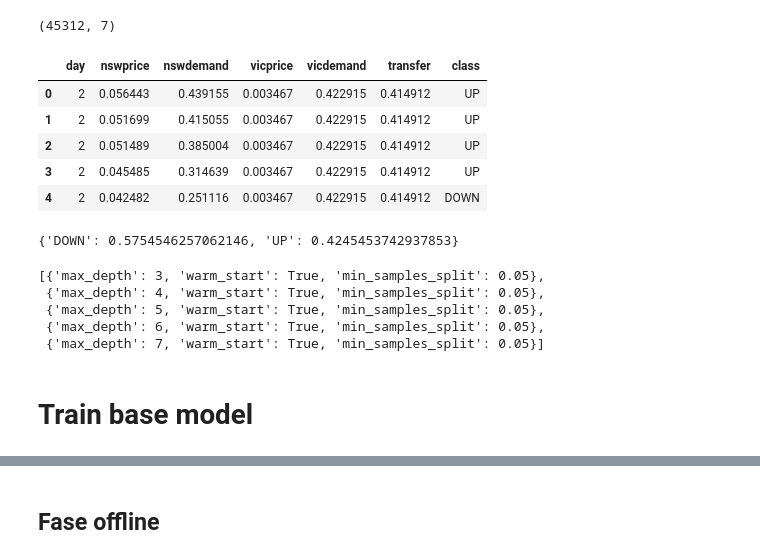
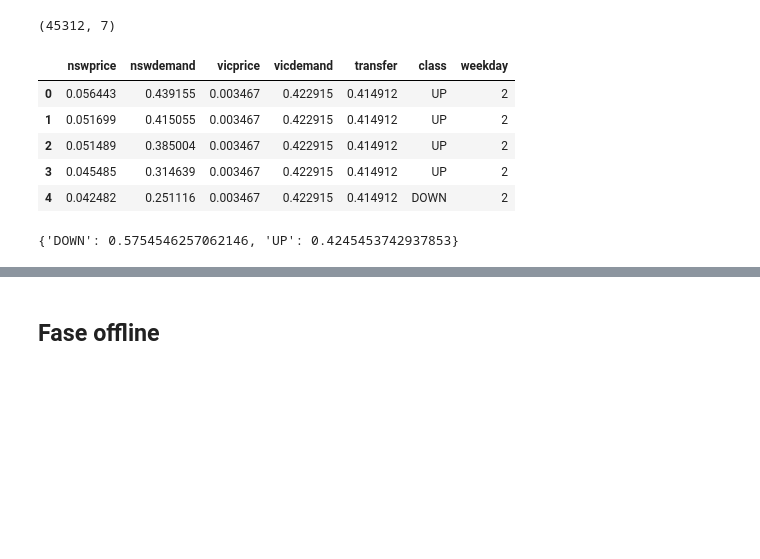
Before and after one commit to feamelo/drift-meta-learning, a Jupyter notebook: src/performance_predictor.ipynb, the cells around one changed output, grey strips where cells are left out. Drawn from its saved outputs; the diff is of its cells as text; code cells hidden in the pictures; blank space fills up the shorter version.

```diff
--- a/src/performance_predictor.ipynb
+++ b/src/performance_predictor.ipynb
@@ -15,22 +15,22 @@ from metrics import DomainClassifier, PsiCalculator, StatsMetrics, PerformanceEv
 # %%
 f = open("datasets/real/elec.arff", "r")
 data, meta = arff.loadarff(f)
 
-df = pd.DataFrame(data).drop(['date', 'period'], axis=1)
-
-df['day'] = pd.to_numeric(df['day'])
+df = pd.DataFrame(data)
+df['weekday'] = pd.to_numeric(df['day'])
 df['class'] = df['class'].str.decode("utf-8")
+df = df.drop(['date', 'period', 'day'], axis=1)
 
 print(df.shape)
 df.head()
 # %% [output]
 (45312, 7)
-|  | day | nswprice | nswdemand | vicprice | vicdemand | transfer | class |
-| 0 | 2 | 0.056443 | 0.439155 | 0.003467 | 0.422915 | 0.414912 | UP |
-| 1 | 2 | 0.051699 | 0.415055 | 0.003467 | 0.422915 | 0.414912 | UP |
-| 2 | 2 | 0.051489 | 0.385004 | 0.003467 | 0.422915 | 0.414912 | UP |
-| 3 | 2 | 0.045485 | 0.314639 | 0.003467 | 0.422915 | 0.414912 | UP |
-| 4 | 2 | 0.042482 | 0.251116 | 0.003467 | 0.422915 | 0.414912 | DOWN |
+|  | nswprice | nswdemand | vicprice | vicdemand | transfer | class | weekday |
+| 0 | 0.056443 | 0.439155 | 0.003467 | 0.422915 | 0.414912 | UP | 2 |
+| 1 | 0.051699 | 0.415055 | 0.003467 | 0.422915 | 0.414912 | UP | 2 |
+| 2 | 0.051489 | 0.385004 | 0.003467 | 0.422915 | 0.414912 | UP | 2 |
+| 3 | 0.045485 | 0.314639 | 0.003467 | 0.422915 | 0.414912 | UP | 2 |
+| 4 | 0.042482 | 0.251116 | 0.003467 | 0.422915 | 0.414912 | DOWN | 2 |
 # %%
 n = df.shape[0]
 class_weight = df['class'].value_counts().apply(lambda x: x/n).to_dict()
@@ -44,20 +44,9 @@ CLASS_COL = 'class'
 
 OFFLINE_PHASE_SIZE = 10000
 BASE_TRAIN_SIZE = 7000
-META_TRAIN_SIZE = 0.7
+META_TRAIN_SIZE = 0.5
 R_STATE = 123
 
 OMEGA = 300  # Window size with known label
 ETA = 100  # Window size with unlabeled examples
 STEP = 10
-
-HYPERPARAMETERS = []
-for depth in range(3, 8):
-    HYPERPARAMETERS.append({"max_depth": depth, "warm_start": True, "min_samples_split": 0.05})
-HYPERPARAMETERS
-# %% [output]
-[{'max_depth': 3, 'warm_start': True, 'min_samples_split': 0.05},
- {'max_depth': 4, 'warm_start': True, 'min_samples_split': 0.05},
- {'max_depth': 5, 'warm_start': True, 'min_samples_split': 0.05},
- {'max_depth': 6, 'warm_start': True, 'min_samples_split': 0.05},
- {'max_depth': 7, 'warm_start': True, 'min_samples_split': 0.05}]
@@ -72,2 +52,0 @@ X_train, X_test, y_train, y_test = train_test_split(X, y, train_size=BASE_TRAIN_
-# %% [markdown]
-# Train base model
```
Also changed, not shown: parts of 46 cells of this notebook, 9 other files.
